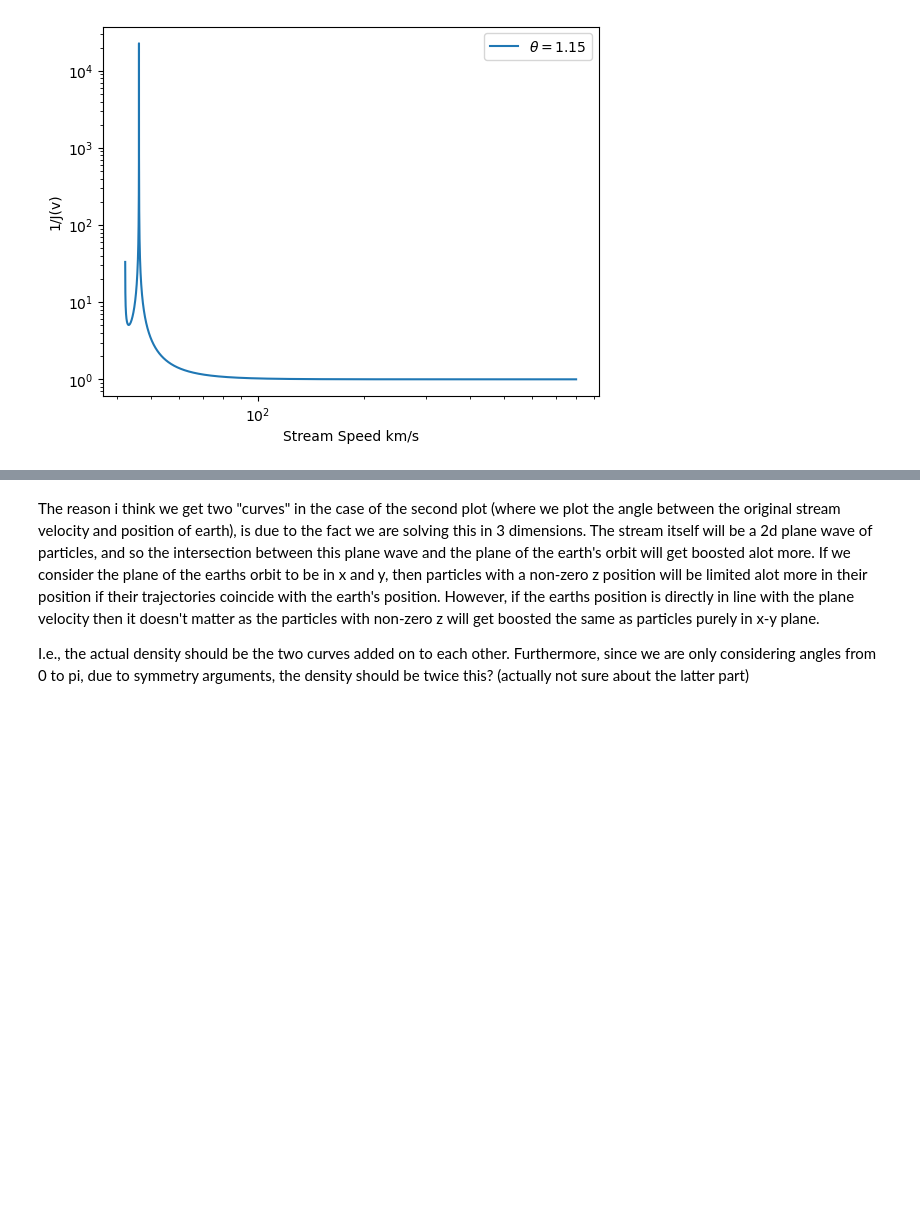
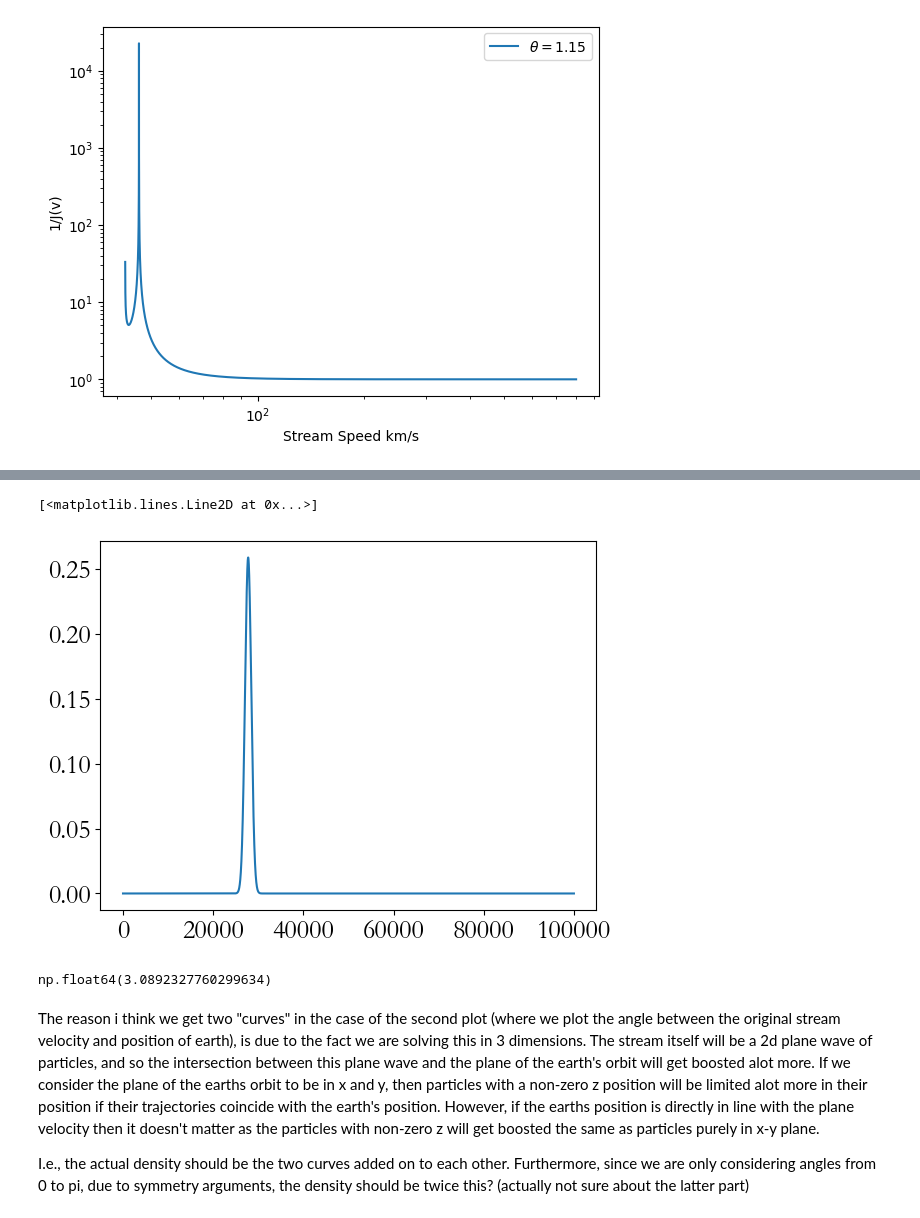
Before and after one commit to shauryagarg145/dark-matter-waves, a Jupyter notebook: jacobian.ipynb, the cells around one changed output, grey strips where cells are left out. Saved outputs shown, nothing was run; the diff lists cells and outputs as text; code cells hidden in the pictures; blank space fills up the shorter version.

```diff
--- a/jacobian.ipynb
+++ b/jacobian.ipynb
@@ -331,3 +554,12 @@ func(ang2, spd, Phi, np.pi-p)
+# %%
+plt.plot(like)
+# %% [output]
+[<matplotlib.lines.Line2D at 0x...>]
+[figure, added]
+# %%
+func(ang1, spd, Phi, p)
+# %% [output]
+np.float64(3.0892327760299634)
 # %% [markdown]
 The reason i think we get two "curves" in the case of the second plot (where we plot the angle between the original stream velocity and position of earth), is due to the fact we are solving this in 3 dimensions. The stream itself will be a 2d plane wave of particles, and so the intersection between this plane wave and the plane of the earth's orbit will get boosted alot more. If we consider the plane of the earths orbit to be in x and y, then particles with a non-zero z position will be limited alot more in their position if their trajectories coincide with the earth's position. However, if the earths position is directly in line with the plane velocity then it doesn't matter as the particles with non-zero z will get boosted the same as particles purely in x-y plane.
 
```
Also changed, not shown: parts of 10 cells of this notebook, 10 other files.
